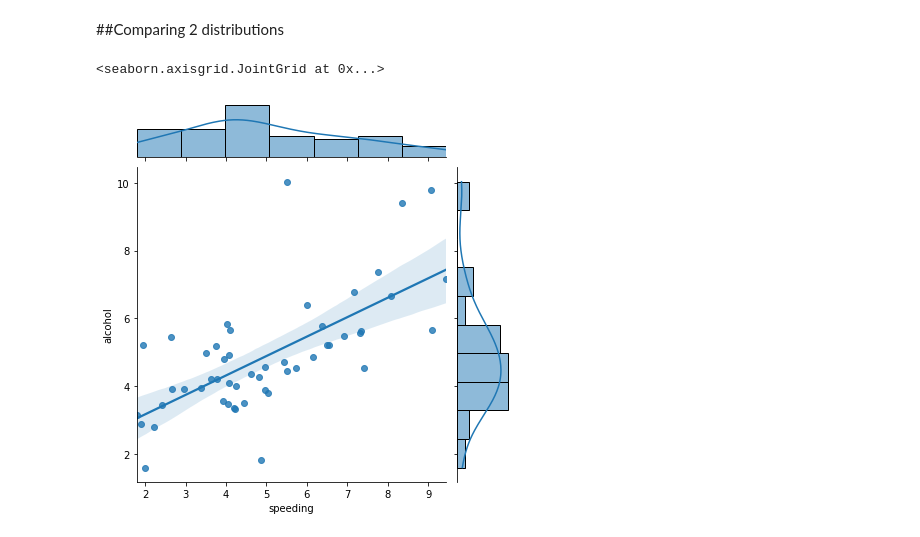
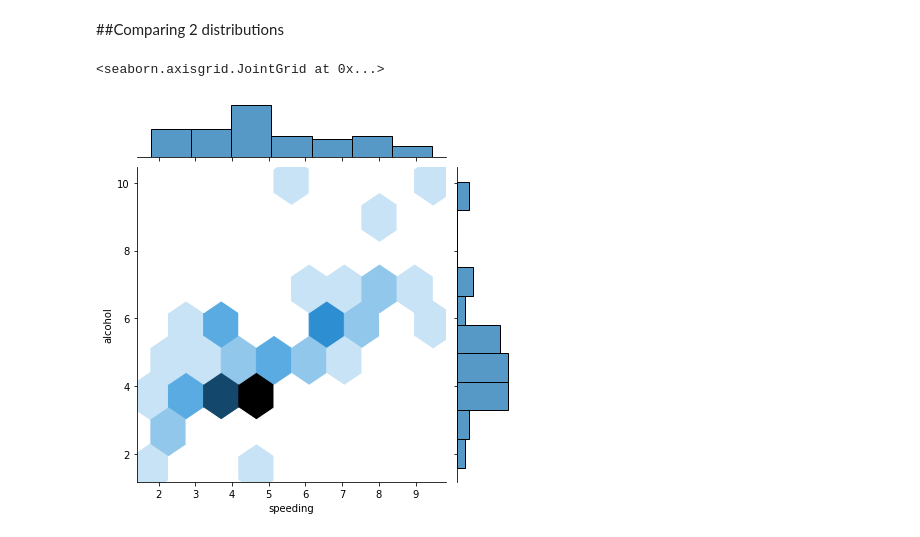
Before and after one commit to yagnik99/Daily-Basic-Coding, a Jupyter notebook: Seaborn.ipynb, the cells around one changed output. Cells and saved outputs as stored; diff of their text form; code cells hidden in the pictures.

```diff
--- a/Seaborn.ipynb
+++ b/Seaborn.ipynb
@@ -45,7 +45,7 @@ sns.distplot(crash_df['not_distracted']) # Can doe kde= False to remove line, al
 # %% [markdown]
 ##Comparing 2 distributions
 # %%
-sns.jointplot(x = 'speeding', y= 'alcohol', data = crash_df, kind = 'reg')    # kind = reg if want to have regression line between.
+sns.jointplot(x = 'speeding', y= 'alcohol', data = crash_df, kind = 'hex')  # kind = reg if want to have regression line between. Can also use 'kde' for KDE plot or hex for hexagonal
 # %% [output]
 <seaborn.axisgrid.JointGrid at 0x...>
-[figure, old version]
+[figure, new version]
```
Also changed, not shown: parts of 28 cells of this notebook.
